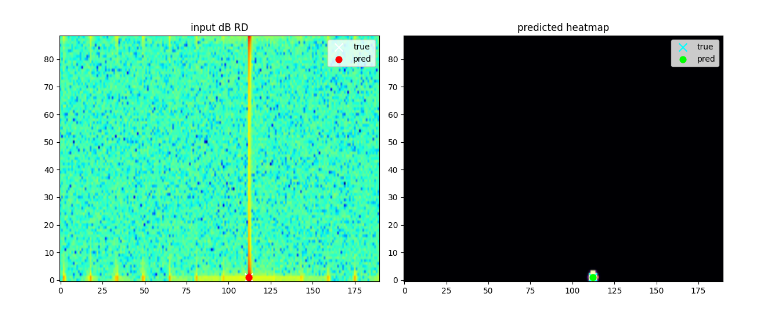
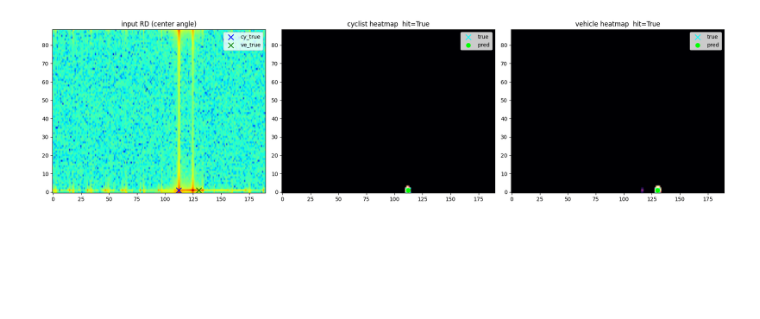
Before and after one commit to kousukeyamakubo/study, a Jupyter notebook: 400MHz変更用/check.ipynb, the cells around one changed output. Cells and saved outputs as stored; diff of their text form; code cells hidden in the pictures; blank space fills up the shorter version.

```diff
--- a/400MHz変更用/check.ipynb
+++ b/400MHz変更用/check.ipynb
@@ -691,12 +720,8 @@ best model saved to: ./best_detector_ped_vehicle.pt
 # %%
-best_model = RadarLightUNet(in_channels=1).to(DEVICE)
+best_model = RadarLightUNet(in_channels=N_FIXED, out_channels=2).to(DEVICE)
 best_model.load_state_dict(torch.load(MODEL_PATH, map_location=DEVICE))
+best_model.eval()
 
-print("=== validation metrics ===")
-val_metrics_df = evaluate_per_kind(best_model, val_df, device=DEVICE)
-display(val_metrics_df)
-
-print("=== test metrics ===")
-test_metrics_df = evaluate_per_kind(best_model, test_df, device=DEVICE)
-display(test_metrics_df)
+test_loss, test_cy_hit, test_ve_hit = run_epoch(best_model, test_loader, optimizer=None, device=DEVICE)
+print(f"test_loss={test_loss:.4f}  cyclist_hit={test_cy_hit:.3f}  vehicle_hit={test_ve_hit:.3f}")
 # %% [output]
@@ -713,48 +729,59 @@ display(test_metrics_df)
 # %%
-def show_prediction(meta_df, sample_idx=0):
-    row = meta_df.iloc[sample_idx]
-    npz_path = row["file"]
+def show_prediction(sample_idx=0):
+    row = test_df.iloc[sample_idx]
+    npz_path = row['file']
     if not os.path.isabs(npz_path):
-        npz_path = os.path.normpath(os.path.join(".", npz_path))
+        npz_path = os.path.normpath(os.path.join('.', npz_path))
 
-    rd_complex, used_angle = load_best_angle_rd(npz_path, row["true_angle_deg"])
-    x = rd_to_input(rd_complex)
+    x = load_all_rd_maps(npz_path)  # (N_FIXED, H, W)
     x_tensor = torch.from_numpy(x).unsqueeze(0).float().to(DEVICE)
 
     with torch.no_grad():
         logits = best_model(x_tensor)
 
-    pred_d, pred_r, conf = decode_peak_from_logits(logits.cpu())
-    heatmap = torch.sigmoid(logits)[0, 0].cpu().numpy()
-    rd_db = x[0]
+    peaks = decode_peaks_from_logits(logits.cpu())
+    cy_d, cy_r, cy_conf = peaks[0]
+    ve_d, ve_r, ve_conf = peaks[1]
 
-    true_d = int(row["true_d_idx"])
-    true_r = int(row["true_r_idx"])
+    cy_true_d = int(row['cyclist_true_d_idx'])
+    cy_true_r = int(row['cyclist_true_r_idx'])
+    ve_true_d = int(row['vehicle_true_d_idx'])
+    ve_true_r = int(row['vehicle_true_r_idx'])
 
-    print("file:", row["file"])
-    print("used_angle:", used_angle)
-    print("true :", (true_d, true_r))
-    print("pred :", (pred_d, pred_r))
-    print("conf :", conf)
-    print("hit  :", compute_hit(pred_d, pred_r, true_d, true_r))
+    cy_hit = compute_hit(cy_d, cy_r, cy_true_d, cy_true_r)
+    ve_hit = compute_hit(ve_d, ve_r, ve_true_d, ve_true_r)
 
-    fig, axes = plt.subplots(1, 2, figsize=(12, 5))
+    print(f"file: {row['file']}")
+    print(f"cyclist  true=({cy_true_d},{cy_true_r}) pred=({cy_d},{cy_r}) hit={cy_hit}")
+    print(f"vehicle  true=({ve_true_d},{ve_true_r}) pred=({ve_d},{ve_r}) hit={ve_hit}")
 
-    axes[0].imshow(rd_db, aspect="auto", origin="lower", cmap="jet")
-    axes[0].scatter([true_r], [true_d], c="blue", marker="x", s=100, label="true")
-    axes[0].scatter([pred_r], [pred_d], c="red", marker="o", s=60, label="pred")
-    axes[0].set_title("input dB RD")
+    # 代表チャンネル: 中央の角度 (index=N_FIXED//2)
+    rd_db = x[N_FIXED // 2]
+    cy_heatmap = torch.sigmoid(logits)[0, 0].cpu().numpy()
+    ve_heatmap = torch.sigmoid(logits)[0, 1].cpu().numpy()
+
+    fig, axes = plt.subplots(1, 3, figsize=(18, 5))
+    axes[0].imshow(rd_db, aspect='auto', origin='lower', cmap='jet')
+    axes[0].scatter([cy_true_r], [cy_true_d], c='blue',  marker='x', s=100, label='cy_true')
+    axes[0].scatter([ve_true_r], [ve_true_d], c='green', marker='x', s=100, label='ve_true')
+    axes[0].set_title('input RD (center angle)')
     axes[0].legend()
 
-    axes[1].imshow(heatmap, aspect="auto", origin="lower", cmap="magma")
-    axes[1].scatter([true_r], [true_d], c="cyan", marker="x", s=100, label="true")
-    axes[1].scatter([pred_r], [pred_d], c="lime", marker="o", s=60, label="pred")
-    axes[1].set_title("predicted heatmap")
+    axes[1].imshow(cy_heatmap, aspect='auto', origin='lower', cmap='magma')
+    axes[1].scatter([cy_true_r], [cy_true_d], c='cyan', marker='x', s=100, label='true')
+    axes[1].scatter([cy_r],      [cy_d],      c='lime', marker='o', s=60,  label='pred')
+    axes[1].set_title(f'cyclist heatmap  hit={cy_hit}')
     axes[1].legend()
+
+    axes[2].imshow(ve_heatmap, aspect='auto', origin='lower', cmap='magma')
+    axes[2].scatter([ve_true_r], [ve_true_d], c='cyan', marker='x', s=100, label='true')
+    axes[2].scatter([ve_r],      [ve_d],      c='lime', marker='o', s=60,  label='pred')
+    axes[2].set_title(f'vehicle heatmap  hit={ve_hit}')
+    axes[2].legend()
 
     plt.tight_layout()
     plt.show()
 
-show_prediction(ped_test_df, sample_idx=0)
-show_prediction(vehicle_test_df, sample_idx=0)
+show_prediction(sample_idx=0)
+show_prediction(sample_idx=1)
 # %% [output]
@@ -767 +791 @@ hit  : True
-[figure, old version]
+[figure, new version]
```
Also changed, not shown: parts of 14 cells of this notebook, 1 other file.
